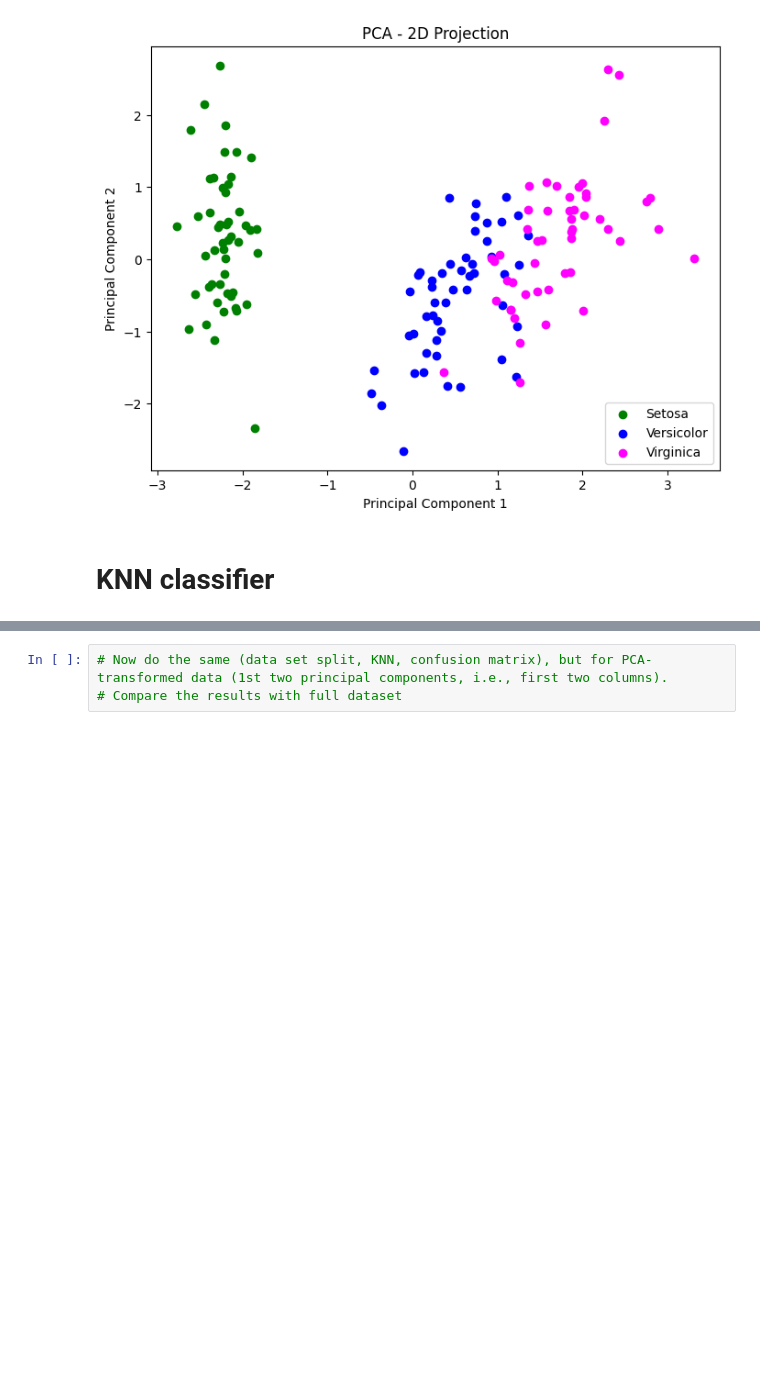
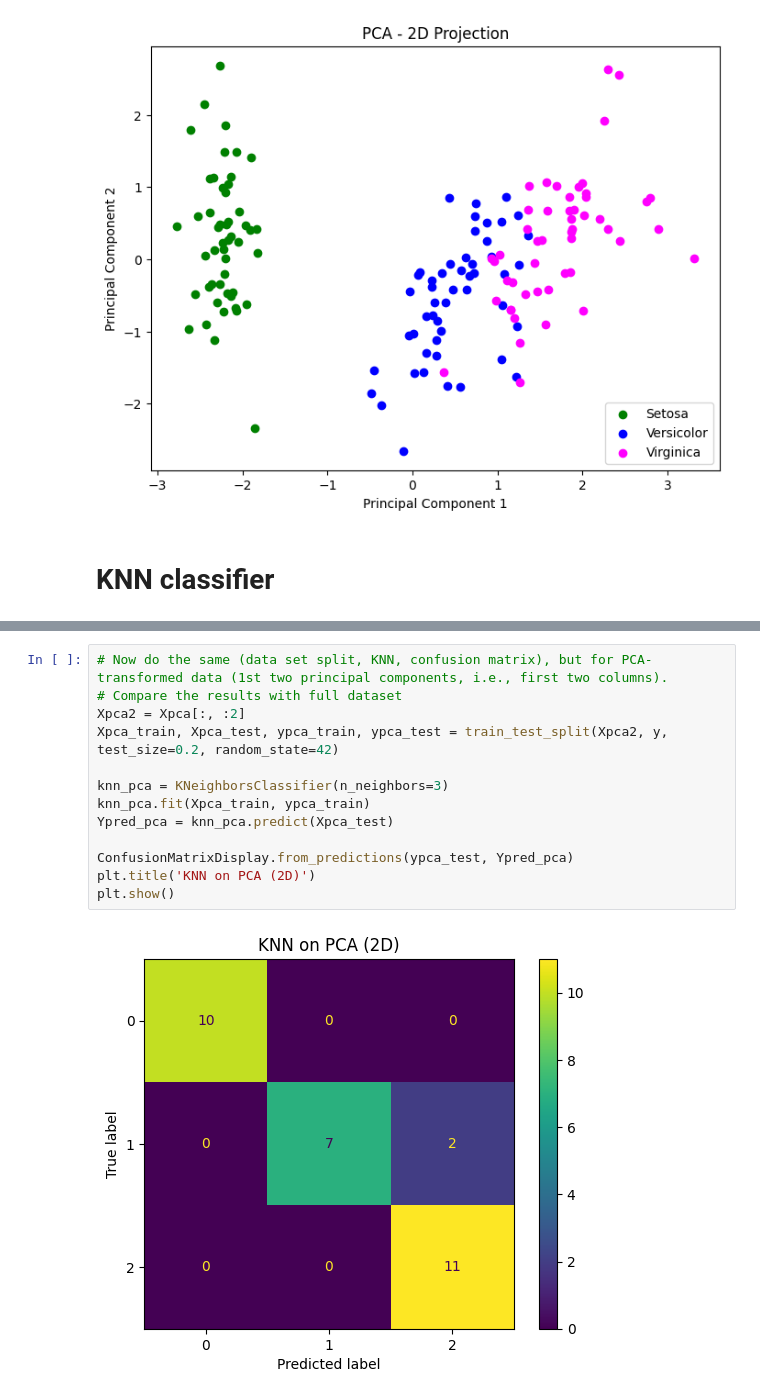
Before and after one commit to ekremsimsek1/VUT-Machine-Learning-Fundamentals-Labs_286338_Ekrem_-im-ek, a Jupyter notebook: Lab_04/MPA_MLF_PCA_2_students.ipynb, the cells around one changed output, grey strips where cells are left out. Cells and saved outputs as stored; diff of their text form; blank space fills up the shorter version.

```diff
--- a/Lab_04/MPA_MLF_PCA_2_students.ipynb
+++ b/Lab_04/MPA_MLF_PCA_2_students.ipynb
@@ -149,5 +148,17 @@ ConfusionMatrixDisplay.from_predictions(,)
 # %%
 # Now do the same (data set split, KNN, confusion matrix), but for PCA-transformed data (1st two principal components, i.e., first two columns).
 # Compare the results with full dataset
+Xpca2 = Xpca[:, :2]
+Xpca_train, Xpca_test, ypca_train, ypca_test = train_test_split(Xpca2, y, test_size=0.2, random_state=42)
+
+knn_pca = KNeighborsClassifier(n_neighbors=3)
+knn_pca.fit(Xpca_train, ypca_train)
+Ypred_pca = knn_pca.predict(Xpca_test)
+
+ConfusionMatrixDisplay.from_predictions(ypca_test, Ypred_pca)
+plt.title('KNN on PCA (2D)')
+plt.show()
+# %% [output]
+[figure, added]
 # %%
 # Now do the same, but use only 2-dimensional data of original X (first two columns)
```
Also changed, not shown: parts of 3 cells of this notebook.
